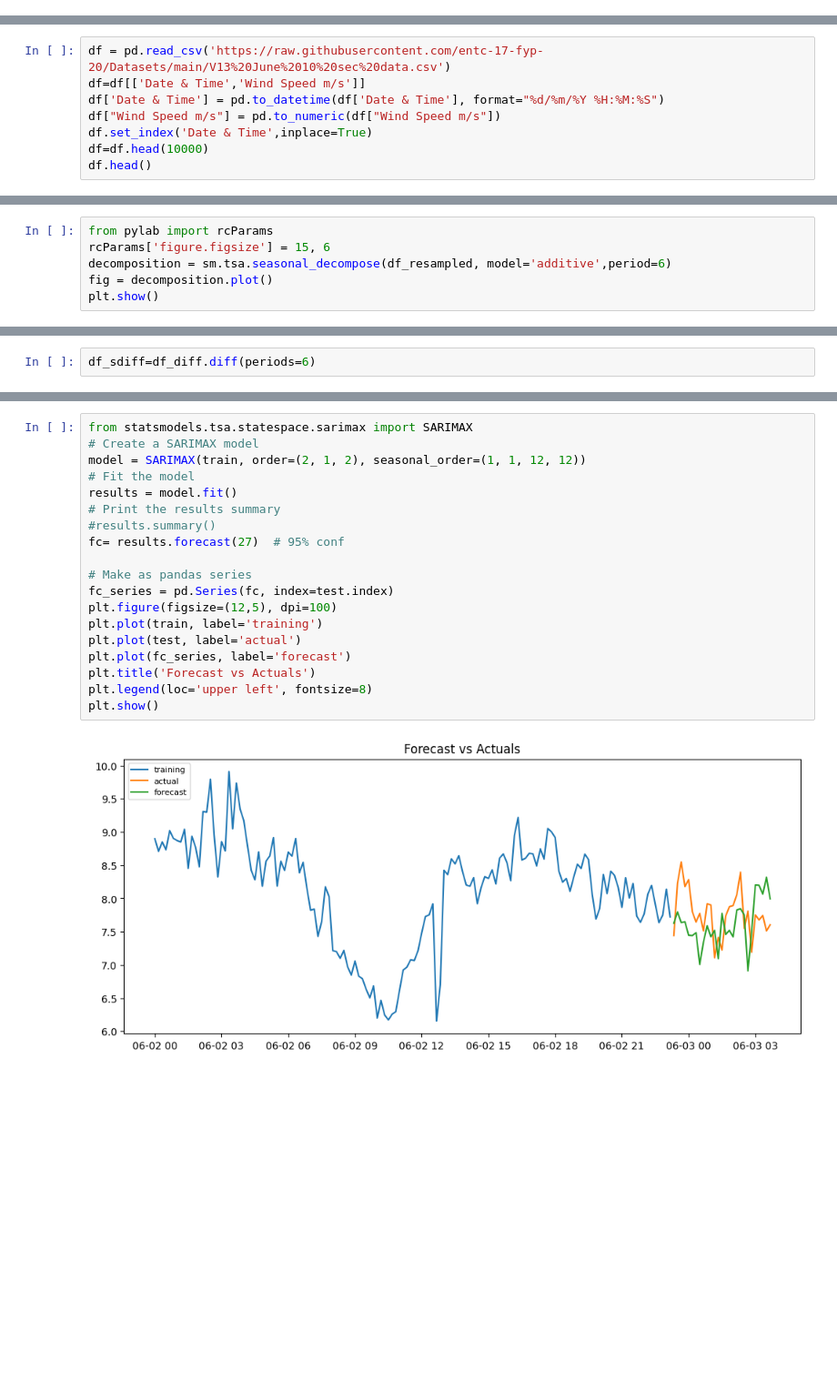
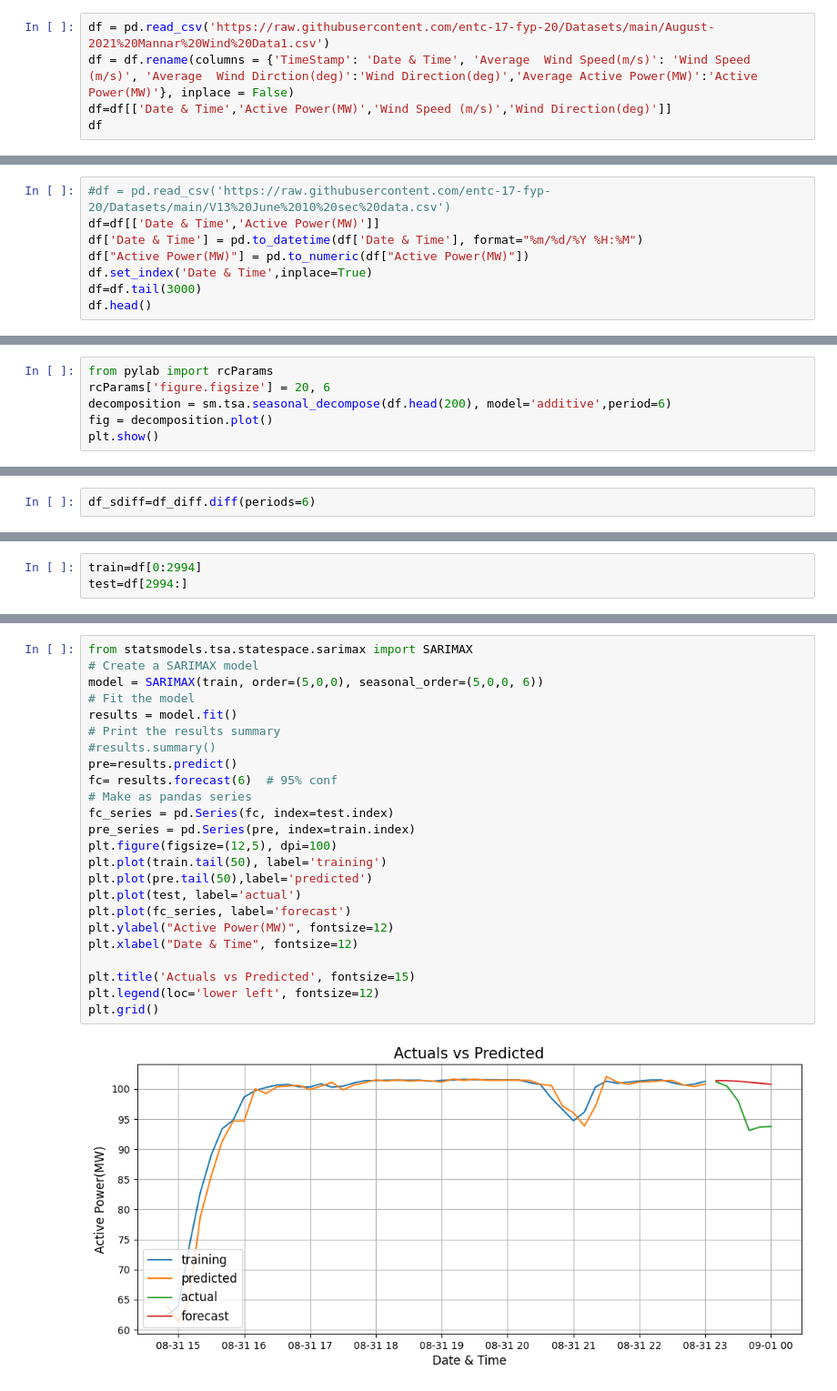
Before and after one commit to entc-17-fyp-20/WPF_Data_Visualization, a Jupyter notebook: SARIMA_Wind_Speed.ipynb, the cells around one changed output, grey strips where cells are left out. Shown at 91% size. Cells and saved outputs as stored; diff of their text form; blank space fills up the shorter version.

```diff
--- a/SARIMA_Wind_Speed.ipynb
+++ b/SARIMA_Wind_Speed.ipynb
@@ -15,3 +31,8 @@ import matplotlib
 import pmdarima as pm
 # %% [markdown]
 # **Data Preprocessing**
+# %%
+df = pd.read_csv('https://raw.githubusercontent.com/entc-17-fyp-20/Datasets/main/August-2021%20Mannar%20Wind%20Data1.csv')
+df = df.rename(columns = {'TimeStamp': 'Date & Time', 'Average  Wind Speed(m/s)': 'Wind Speed (m/s)', 'Average  Wind Dirction(deg)':'Wind Direction(deg)','Average Active Power(MW)':'Active Power(MW)'}, inplace = False)
+df=df[['Date & Time','Active Power(MW)','Wind Speed (m/s)','Wind Direction(deg)']]
+df
@@ -18,9 +53,9 @@ import pmdarima as pm
 # %%
-df = pd.read_csv('https://raw.githubusercontent.com/entc-17-fyp-20/Datasets/main/V13%20June%2010%20sec%20data.csv')
-df=df[['Date & Time','Wind Speed m/s']]
-df['Date & Time'] = pd.to_datetime(df['Date & Time'], format="%d/%m/%Y %H:%M:%S")
-df["Wind Speed m/s"] = pd.to_numeric(df["Wind Speed m/s"])
+#df = pd.read_csv('https://raw.githubusercontent.com/entc-17-fyp-20/Datasets/main/V13%20June%2010%20sec%20data.csv')
+df=df[['Date & Time','Active Power(MW)']]
+df['Date & Time'] = pd.to_datetime(df['Date & Time'], format="%m/%d/%Y %H:%M")
+df["Active Power(MW)"] = pd.to_numeric(df["Active Power(MW)"])
 df.set_index('Date & Time',inplace=True)
-df=df.head(10000)
+df=df.tail(3000)
 df.head()
 # %% [output]
@@ -64,7 +84,7 @@ plt.show()
 # %%
 from pylab import rcParams
-rcParams['figure.figsize'] = 15, 6
-decomposition = sm.tsa.seasonal_decompose(df_resampled, model='additive',period=6)
+rcParams['figure.figsize'] = 20, 6
+decomposition = sm.tsa.seasonal_decompose(df.head(200), model='additive',period=6)
 fig = decomposition.plot()
 plt.show()
 # %% [output]
@@ -137,0 +195,3 @@ test=df_resampled[140:]
+# %%
+train=df[0:2994]
+test=df[2994:]
@@ -138,21 +208,26 @@ test=df_resampled[140:]
 # %%
 from statsmodels.tsa.statespace.sarimax import SARIMAX
 # Create a SARIMAX model
-model = SARIMAX(train, order=(2, 1, 2), seasonal_order=(1, 1, 12, 12))
+model = SARIMAX(train, order=(5,0,0), seasonal_order=(5,0,0, 6))
 # Fit the model
 results = model.fit()
 # Print the results summary
 #results.summary()
-fc= results.forecast(27)  # 95% conf
-
+pre=results.predict()
+fc= results.forecast(6)  # 95% conf
 # Make as pandas series
 fc_series = pd.Series(fc, index=test.index)
+pre_series = pd.Series(pre, index=train.index)
 plt.figure(figsize=(12,5), dpi=100)
-plt.plot(train, label='training')
+plt.plot(train.tail(50), label='training')
+plt.plot(pre.tail(50),label='predicted')
 plt.plot(test, label='actual')
 plt.plot(fc_series, label='forecast')
-plt.title('Forecast vs Actuals')
-plt.legend(loc='upper left', fontsize=8)
-plt.show()
+plt.ylabel("Active Power(MW)", fontsize=12)
+plt.xlabel("Date & Time", fontsize=12)
+
+plt.title('Actuals vs Predicted', fontsize=15)
+plt.legend(loc='lower left', fontsize=12)
+plt.grid()
 # %% [output]
-[figure, old version]
+[figure, new version]
```
Also changed, not shown: parts of 24 cells of this notebook.
